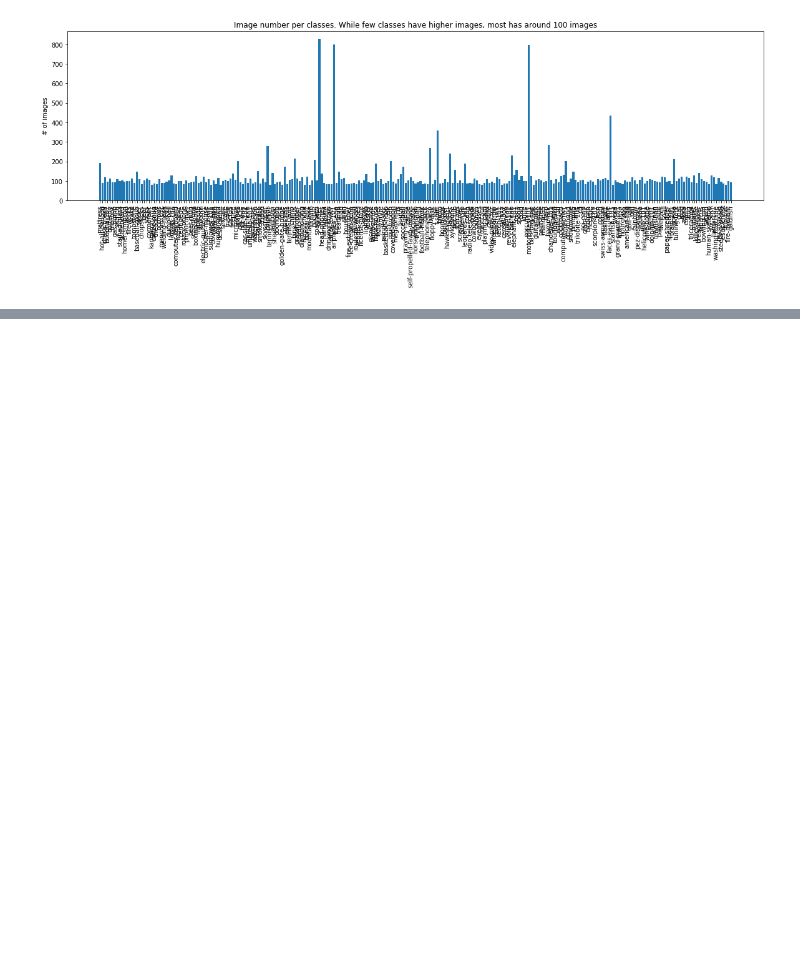
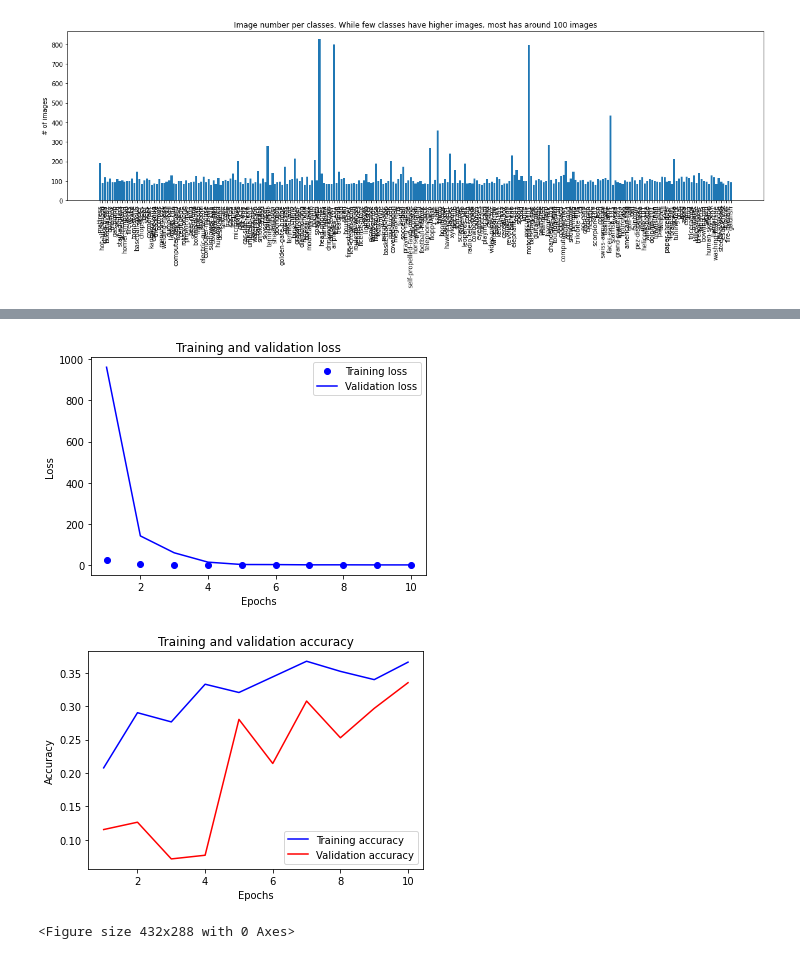
Before and after one commit to nasifimtiazohi/Caltech256-project, a Jupyter notebook: data_processing.ipynb, the cells around one changed output, grey strips where cells are left out. Cells and saved outputs as stored; diff of their text form; code cells hidden in the pictures; blank space fills up the shorter version.

Commit message:
completing ANN. tuned batch size to 32 and epoch to 10. accuracy 43% over 10 classes

```diff
--- a/data_processing.ipynb
+++ b/data_processing.ipynb
@@ -124,7 +103,7 @@ def make_Xy_Dense(hm,subset_classes):
 
     return X,y
 # %%
-X,y=make_Xy_Dense(hm,subset_classes=working_classes)
+X,y=make_Xy(hm,subset_classes=working_classes)
 #make a test train split
 from sklearn.model_selection import train_test_split
 X_train, X_test, y_train, y_test = train_test_split(X, y,
@@ -147,10 +131,12 @@ Using TensorFlow backend.
 # %%
-
 def DenseNetwork(X_train,y_train,input_dim,output_classes,
                  hidden_layer=2,units=[2048,2048], kernel_initializer='RandomNormal',
                  hidden_layer_activation='relu',output_layer_activation='softmax',
                  loss='categorical_crossentropy',metrics=['accuracy'],learning_rate=.1,
                  dropout=.5,batch_size=64,epochs=10,validation_split=.2):
+
+    #flatten the images first for dense network
+    X_train=X_train.reshape(X_train.shape[0],-1)
 
     model= Sequential()
 
@@ -166,7 +152,34 @@ def DenseNetwork(X_train,y_train,input_dim,output_classes,
 
     fit=model.fit(X_train, y_train, batch_size=batch_size, epochs=epochs, verbose=1, validation_split=validation_split)
 
-    return fit
+    return model, fit
+# %%
+def validation_plots(history, prefix):
+    training_loss = history['loss']
+    validation_loss = history['val_loss']
+    accuracy = history['accuracy']
+    val_accuracy=history['val_accuracy']
+    epochs=range(1,len(accuracy)+1)
+
+    plt.plot(epochs,training_loss,'bo',label='Training loss')
+    plt.plot(epochs,validation_loss,'b',label='Validation loss')
+    plt.title('Training and validation loss')
+    plt.xlabel('Epochs')
+    plt.ylabel('Loss')
+    plt.legend()
+    plt.show()
+    plt.savefig(prefix + '_1.png')
+    plt.clf()
+
+    plt.plot(epochs,accuracy,'b',label='Training accuracy')
+    plt.plot(epochs,val_accuracy,'r',label='Validation accuracy')
+    plt.title('Training and validation accuracy')
+    plt.xlabel('Epochs')
+    plt.ylabel('Accuracy')
+    plt.legend()
+    plt.show()
+    plt.savefig(prefix + '_2.png')
+    plt.clf()
 # %%
-dense_fit=DenseNetwork(X_train,y_train,img_size*img_size*3,working_classes)
+dense_model, dense_fit = DenseNetwork(X_train,y_train,img_size*img_size*3,working_classes,epochs=10,batch_size=32)
 # %% [output]
@@ -189,0 +203,6 @@ Epoch 10/10
+# %%
+validation_plots(dense_fit.history,"ANN")
+# %% [output]
+[figure, added]
+[figure, added]
+<Figure size 432x288 with 0 Axes>
```
Also changed, not shown: parts of 7 cells of this notebook, 7 other files.
